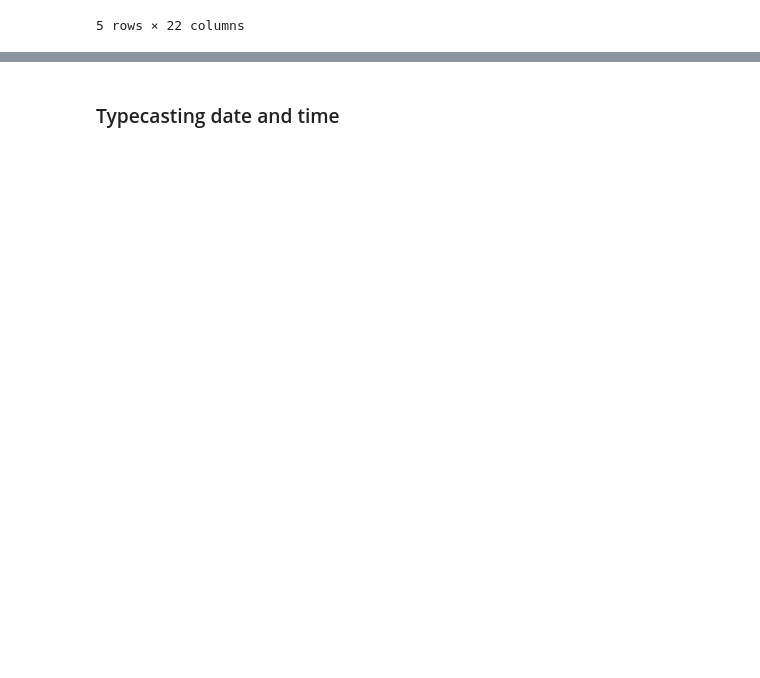
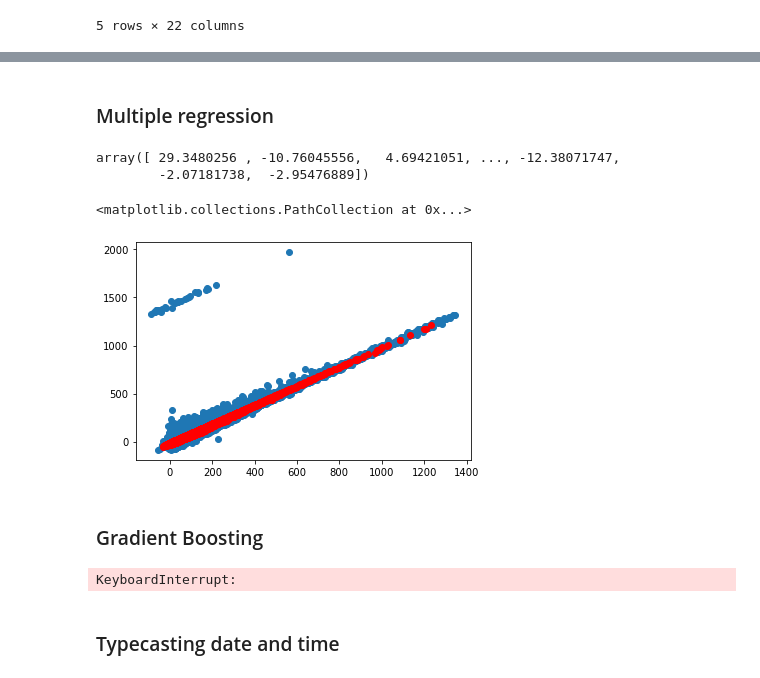
Before and after one commit to suvkp/Flights-Delay-Prediction, a Jupyter notebook: Codes/StormDataAnalysis.ipynb, the cells around one changed output, grey strips where cells are left out. Saved outputs shown, nothing was run; the diff lists cells and outputs as text; code cells hidden in the pictures; blank space fills up the shorter version.

Commit message:
Implemented multiple regression
Implemented multiple regression with additional features

```diff
--- a/Codes/StormDataAnalysis.ipynb
+++ b/Codes/StormDataAnalysis.ipynb
@@ -420,0 +565,2 @@ train_evntf.to_csv("StormTrainData.csv")
+# %%
+test4 = test2.drop(columns=['AIRLINE_NUM','AIRLINE_DEL_NUM'])
@@ -420,0 +578,16 @@ train_evntf.to_csv("StormTrainData.csv")
+# %%
+def dep_whoff(dataset):
+    dep = (dataset.WHEELS_OFF-dataset.WHEELS_OFF%100)*60/100 + dataset.WHEELS_OFF%100
+    sch = (dataset.SCHEDULED_DEPARTURE-dataset.SCHEDULED_DEPARTURE%100)*60/100 + dataset.SCHEDULED_DEPARTURE%100
+
+    # the difference
+    dif = pd.DataFrame(dep - sch)
+
+    dif[abs(dif) > 720] = np.sign(dif[abs(dif) > 720])*(abs(dif[abs(dif) > 720]) - 1440)
+    dif[dif < -90] = dif[dif < -90] + 1440
+    diff = dif.rename({0: 'DEPARTURE_DELAY'}, axis = 1)
+    train_dep = dataset.join(diff)
+    return train_dep
+
+train_whoff = dep_whoff(train_evnt4)
+train_whoff.head()
@@ -420,0 +602,3 @@ train_evntf.to_csv("StormTrainData.csv")
+# %%
+test_w = dep_whoff(test4)
+test_w.head()
@@ -420,0 +612,27 @@ train_evntf.to_csv("StormTrainData.csv")
+# %% [markdown]
+### Multiple regression
+# %%
+from sklearn.linear_model import LinearRegression
+
+model = LinearRegression()
+
+X_train = train_whoff[['DISTANCE','TAXI_OUT','WHEELS_OFF','ORIGIN_DEL_PROP','DEST_DEL_PROP','DEPARTURE_DELAY']].values
+y_train = train_whoff["ARRIVAL_DELAY"].values
+
+model.fit(X_train, y_train)
+
+X_test = test_w[['DISTANCE','TAXI_OUT','WHEELS_OFF','ORIGIN_DEL_PROP','DEST_DEL_PROP','DEPARTURE_DELAY']].values
+
+y_pred = model.predict(X_test)
+y_pred
+# %% [output]
+array([ 29.3480256 , -10.76045556,   4.69421051, ..., -12.38071747,
+        -2.07181738,  -2.95476889])
+# %%
+from matplotlib import pyplot as plt
+
+plt.scatter(train_whoff.DEPARTURE_DELAY, train_whoff.ARRIVAL_DELAY)
+plt.scatter(test_w['DEPARTURE_DELAY'], y_pred, c='r')
+# %% [output]
+<matplotlib.collections.PathCollection at 0x...>
+[figure, added]
@@ -420,0 +641,2 @@ train_evntf.to_csv("StormTrainData.csv")
+# %% [markdown]
+### Gradient Boosting
@@ -420,0 +653,5 @@ train_evntf.to_csv("StormTrainData.csv")
+# %%
+reg = ensemble.GradientBoostingRegressor(**params)
+reg.fit(X_train, y_train)
+# %% [output]
+KeyboardInterrupt:
```
Also changed, not shown: parts of 31 cells of this notebook.
